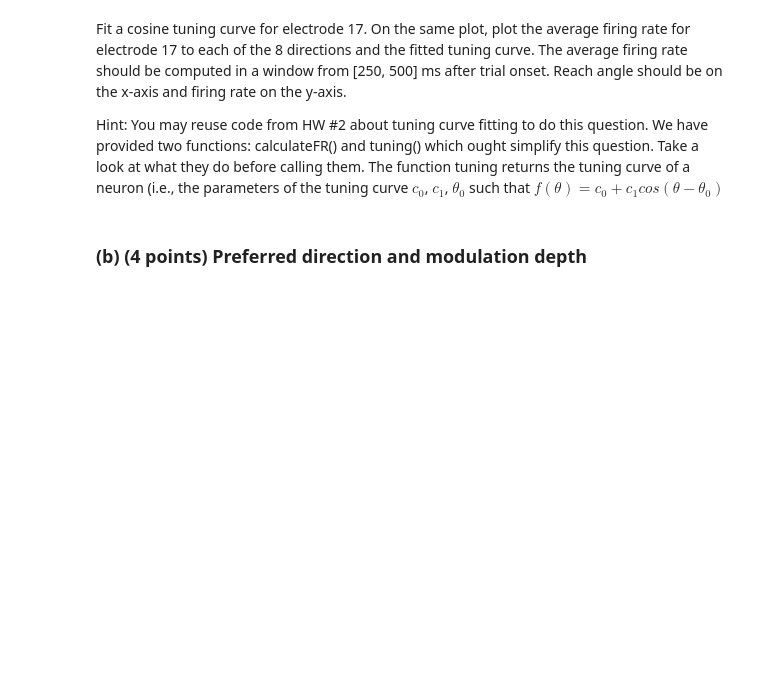
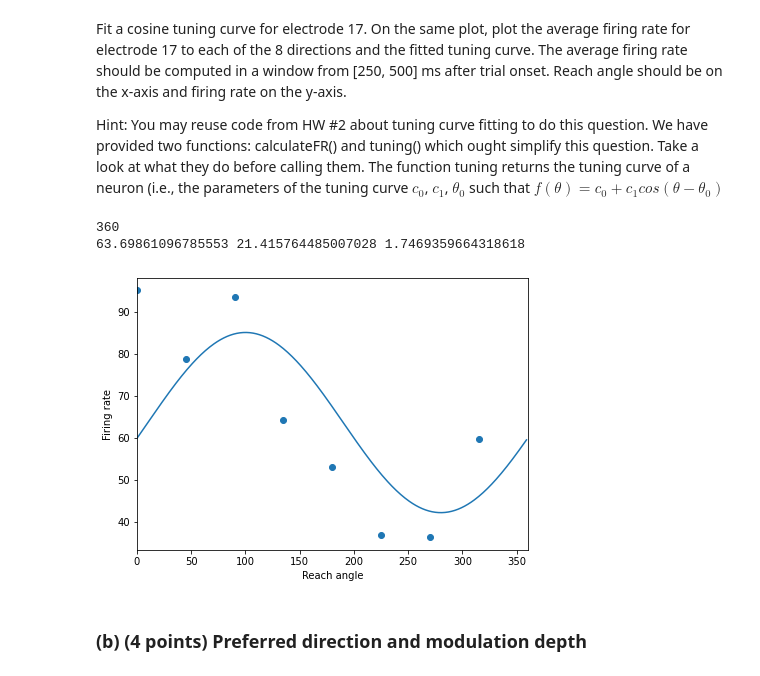
Before and after one commit to sofiagilardini/UCLA_243A, a Jupyter notebook: hw6/hw6p2.ipynb, the cells around one changed output. Cells and saved outputs as stored; diff of their text form; code cells hidden in the pictures; blank space fills up the shorter version.

```diff
--- a/hw6/hw6p2.ipynb
+++ b/hw6/hw6p2.ipynb
@@ -65,3 +47,64 @@ plt.show()
+# %%
+plt.figure(figsize=(7,5))
+
+#====================================================#
+# YOUR CODE HERE:
+#   Fit the cosine tuning curve for electrode 17 and plot
+#     1) the average firing rate for electrode 17 to each of the 8 directions and
+#     2) the fitted tuning curve.
+
+targets_coord = [[0, -120], [0, 120], [-120, 0], [120, 0], [-84.85, -84.85], [-84.85, 84.85], [84.85, 84.85], [84.85, -84.85]]
+targets_angles = []
+
+for i in range(len(targets_coord)):
+    target_ang_rad = np.arctan2(targets_coord[i][1], targets_coord[i][0])
+    # convert to degrees
+    target_ang = np.rad2deg(target_ang_rad)
+    # correct for negative error
+    if target_ang < 0:
+        target_ang += 360
+
+    targets_angles.append(target_ang)
+
+
+meanFRs_targets = []
+
+for k in targets_coord:
+    rates_k = []
+    for i in range(506):
+        currentTarget = [R[i]['target'][0][0], R[i]['target'][1][0]]
+        if np.isclose(currentTarget, k).all():
+            rates_k.append(calculateFR(i, neuron_idx=16, window=[250,500]))
+    meanFRs_targets.append(np.mean(rates_k))
+
+
+c0, c1, pd = tuning(targets_angles, meanFRs_targets)
+plt.scatter(targets_angles, meanFRs_targets)
+
+theta = np.arange(0, 360, 1)
+pd_deg = np.rad2deg(pd)
+
+tuningcurve = c0 + c1 * np.cos(np.deg2rad(theta - pd_deg))
+print(len(tuningcurve))
+
+plt.plot(theta, tuningcurve)
+
+print(c0, c1, pd)
+
+#====================================================#
+pass
+#====================================================#
+# END YOUR CODE
+#====================================================#
+
+plt.xlabel('Reach angle')
+plt.ylabel('Firing rate')
+plt.xlim([0,360])
+plt.show()
+# %% [output]
+360
+63.69861096785553 21.415764485007028 1.7469359664318618
+[figure, added]
 # %% [markdown]
 ### (b) (4 points) Preferred direction and modulation depth
 # %% [markdown]
```
Also changed, not shown: parts of 11 cells of this notebook, 13 other files.
